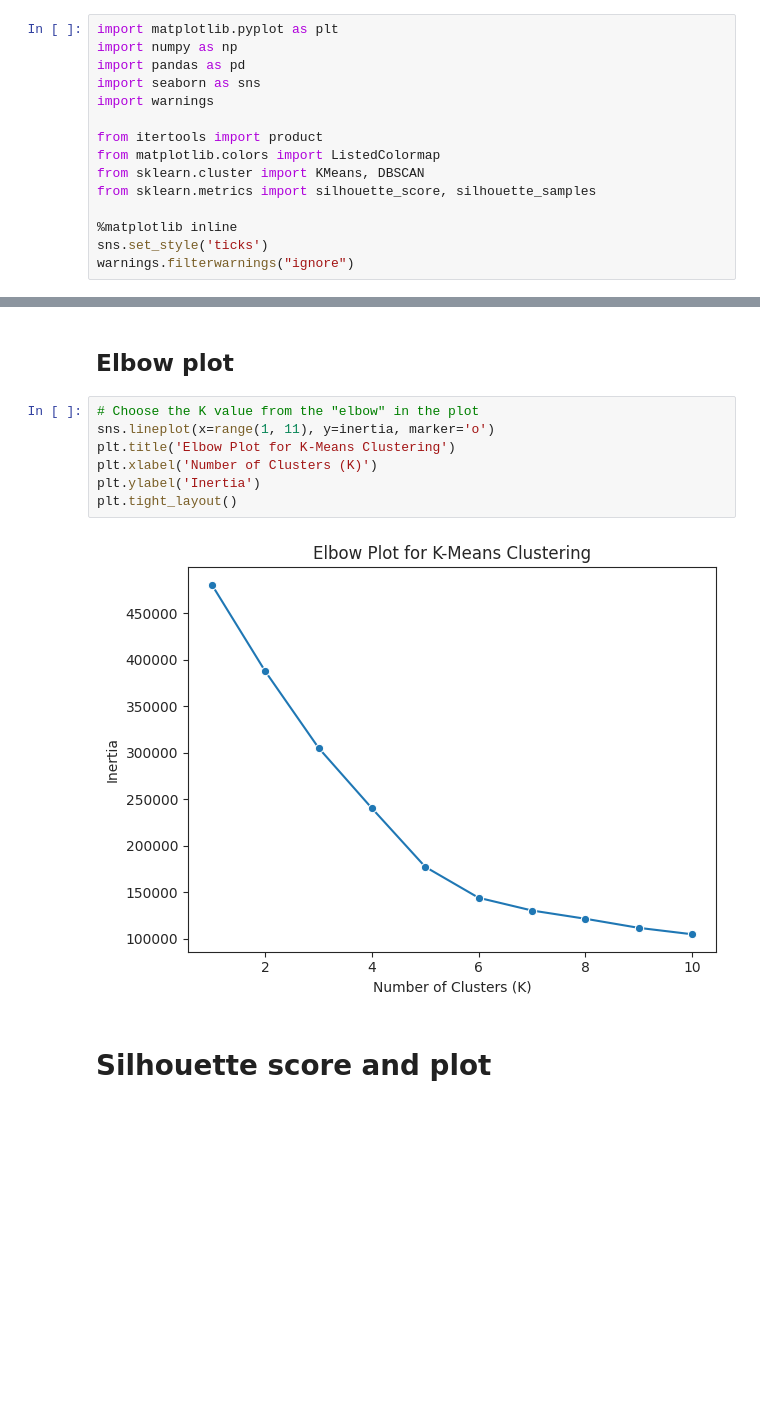
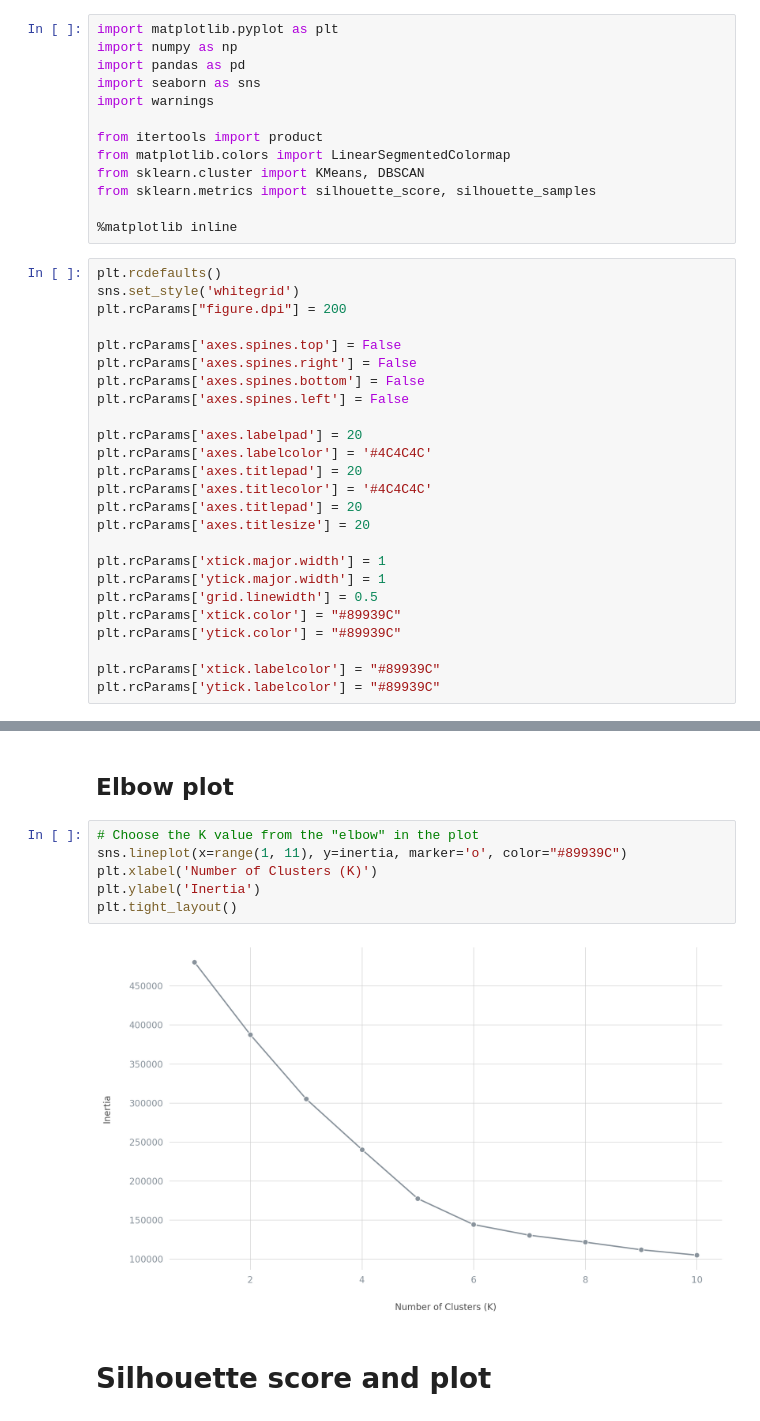
Before and after one commit to vicmcl/e-commerce, a Jupyter notebook: notebook_essais.ipynb, the cells around one changed output, grey strips where cells are left out. Saved outputs shown, nothing was run; the diff lists cells and outputs as text; blank space fills up the shorter version.

Commit message:
Custom plot style

```diff
--- a/notebook_essais.ipynb
+++ b/notebook_essais.ipynb
@@ -19,13 +18,36 @@ import seaborn as sns
 import warnings
 
 from itertools import product
-from matplotlib.colors import ListedColormap
+from matplotlib.colors import LinearSegmentedColormap
 from sklearn.cluster import KMeans, DBSCAN
 from sklearn.metrics import silhouette_score, silhouette_samples
 
 %matplotlib inline
-sns.set_style('ticks')
-warnings.filterwarnings("ignore")
+# %%
+plt.rcdefaults()
+sns.set_style('whitegrid')
+plt.rcParams["figure.dpi"] = 200
+
+plt.rcParams['axes.spines.top'] = False
+plt.rcParams['axes.spines.right'] = False
+plt.rcParams['axes.spines.bottom'] = False
+plt.rcParams['axes.spines.left'] = False
+
+plt.rcParams['axes.labelpad'] = 20
+plt.rcParams['axes.labelcolor'] = '#4C4C4C'
+plt.rcParams['axes.titlepad'] = 20
+plt.rcParams['axes.titlecolor'] = '#4C4C4C'
+plt.rcParams['axes.titlepad'] = 20
+plt.rcParams['axes.titlesize'] = 20
+
+plt.rcParams['xtick.major.width'] = 1
+plt.rcParams['ytick.major.width'] = 1
+plt.rcParams['grid.linewidth'] = 0.5
+plt.rcParams['xtick.color'] = "#89939C"
+plt.rcParams['ytick.color'] = "#89939C"
+
+plt.rcParams['xtick.labelcolor'] = "#89939C"
+plt.rcParams['ytick.labelcolor'] = "#89939C"
 # %%
 # Load the dataset from the JSON file directly into a DataFrame
 drive_project_dir = drive_path / 'MyDrive'/ 'OCR' / '4_Olist'
@@ -51,13 +73,12 @@ for i in range(1, 11):
 ## Elbow plot
 # %%
 # Choose the K value from the "elbow" in the plot
-sns.lineplot(x=range(1, 11), y=inertia, marker='o')
-plt.title('Elbow Plot for K-Means Clustering')
+sns.lineplot(x=range(1, 11), y=inertia, marker='o', color="#89939C")
 plt.xlabel('Number of Clusters (K)')
 plt.ylabel('Inertia')
 plt.tight_layout()
 # %% [output]
-[figure, old version]
+[figure, new version]
 # %% [markdown]
 # Silhouette score and plot
 # %%
```
Also changed, not shown: parts of 11 cells of this notebook.
